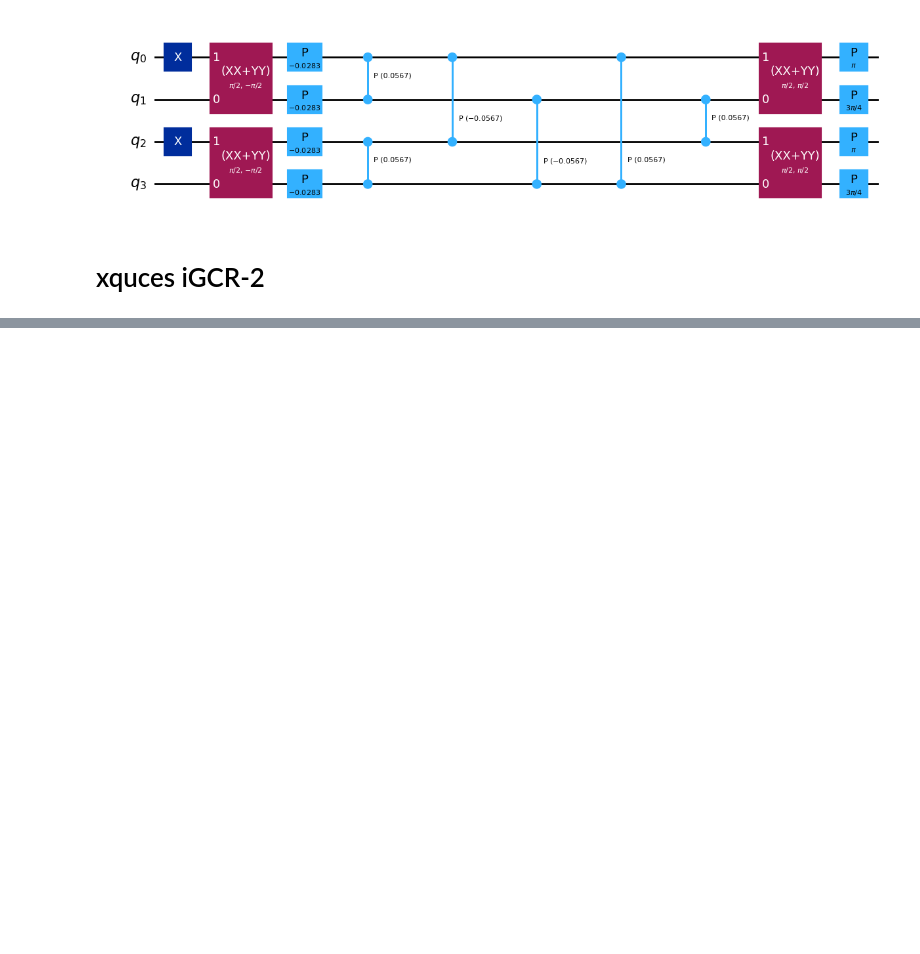
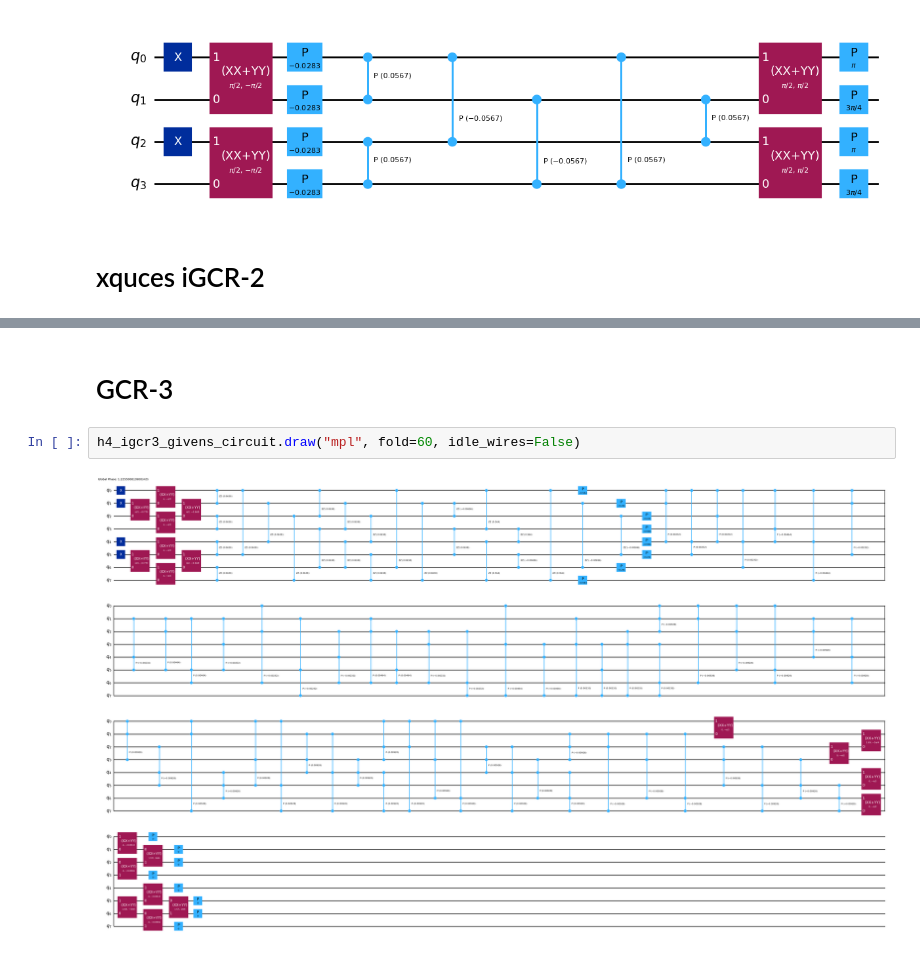
Before and after one commit to davidomanovic/xquces, a Jupyter notebook: examples/igcr2_circuit.ipynb, the cells around one changed output, grey strips where cells are left out. Drawn from its saved outputs; the diff is of its cells as text; blank space fills up the shorter version.

```diff
--- a/examples/igcr2_circuit.ipynb
+++ b/examples/igcr2_circuit.ipynb
@@ -350,0 +557,6 @@ iGCR2                               5       13 global_phase: 1, p: 4, rzz: 2, x:
+# %% [markdown]
+# GCR-3
+# %%
+h4_igcr3_givens_circuit.draw("mpl", fold=60, idle_wires=False)
+# %% [output]
+[figure, added]
```
Also changed, not shown: parts of 11 cells of this notebook, 16 other files.
